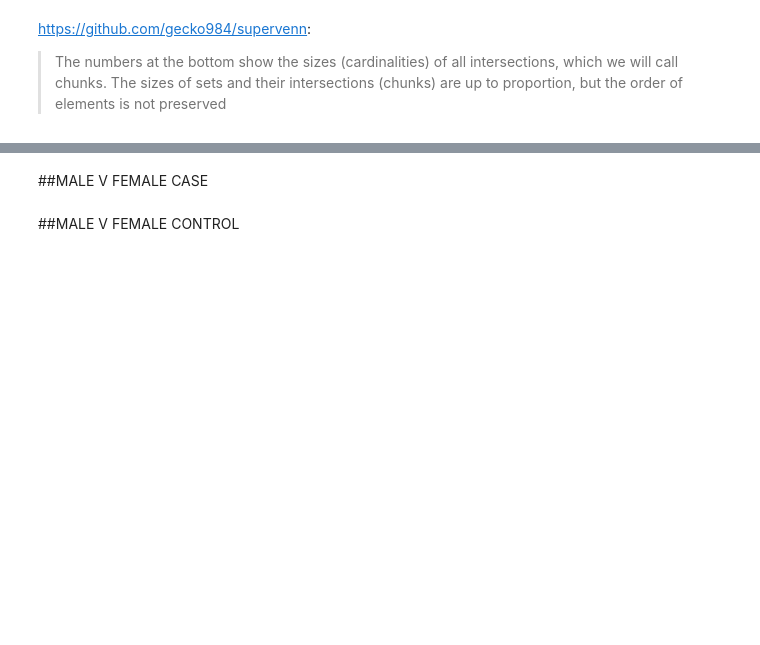
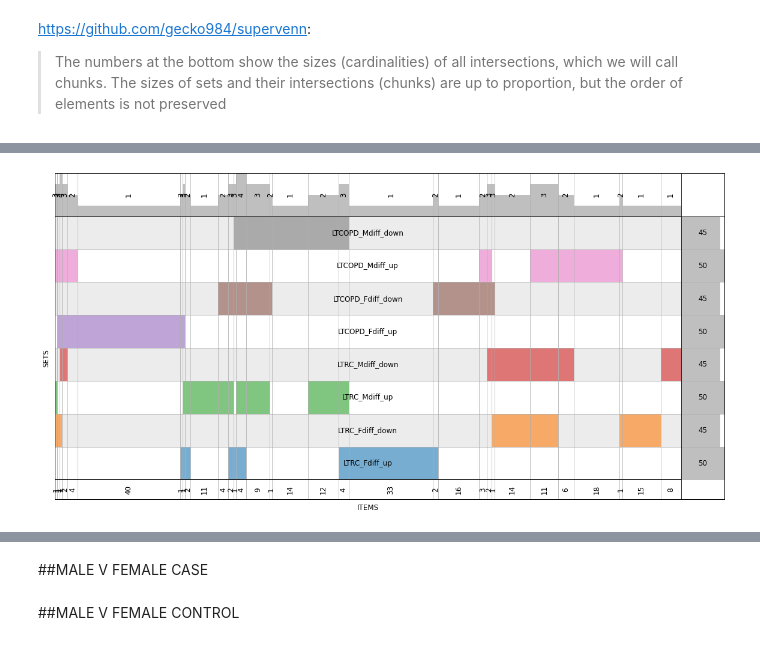
Before and after one commit to dcolinmorgan/LTCOPDsex, a Jupyter notebook: v4_u_2xCOPD_gender.ipynb, the cells around one changed output, grey strips where cells are left out. Cells and saved outputs as stored; diff of their text form; code cells hidden in the pictures; blank space fills up the shorter version.

```diff
--- a/v4_u_2xCOPD_gender.ipynb
+++ b/v4_u_2xCOPD_gender.ipynb
@@ -941,11 +1055,13 @@ from supervenn import supervenn
 # %%
 plt.figure(figsize=(20, 10))
 species_names=['LTRC_Fdiff_up','LTRC_Fdiff_down','LTRC_Mdiff_up','LTRC_Mdiff_down',
       'LTCOPD_Fdiff_up','LTCOPD_Fdiff_down','LTCOPD_Mdiff_up','LTCOPD_Mdiff_down']
 
-cc=supervenn(jeff, species_names, rotate_col_annotations=True)#,
+aa=supervenn(jeff, species_names, rotate_col_annotations=True)#,
           # col_annotations_area_height=1.2, sets_ordering='minimize gaps',
           # min_width_for_annotation=180)
+# %% [output]
+[figure, added]
 # %%
 #A=LTCOPD, cont-case
 pp=set(sex_tf_diffA.sort_values(by='Mdiff')['TF'].values[0:50]).difference(set(sex_tf_diffA.sort_values(by='Fdiff')['TF'].values[0:50]))
```
Also changed, not shown: parts of 31 cells of this notebook.
